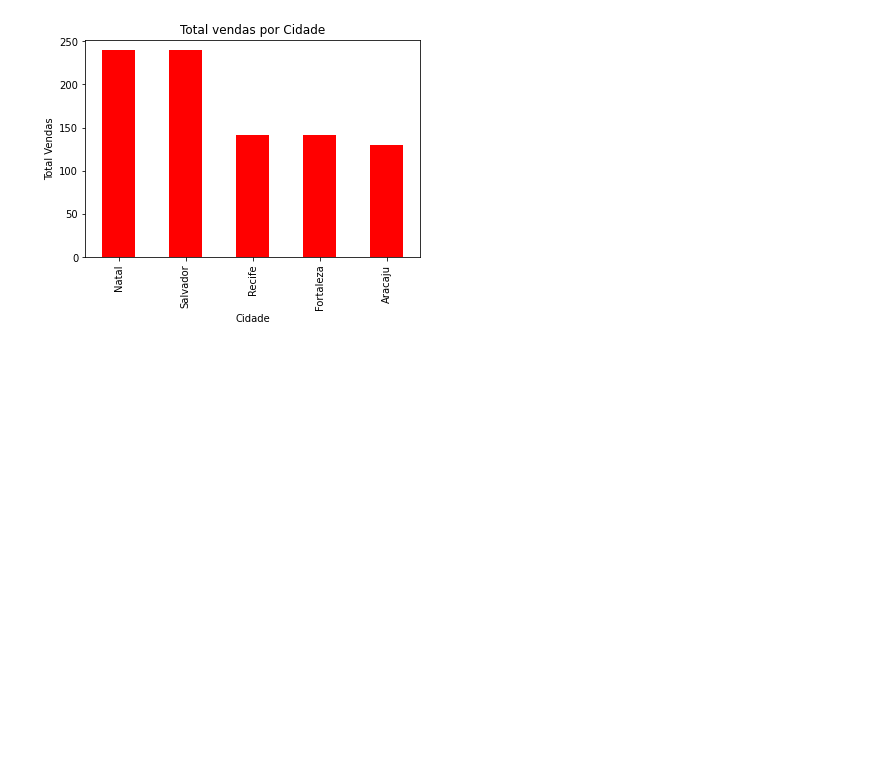
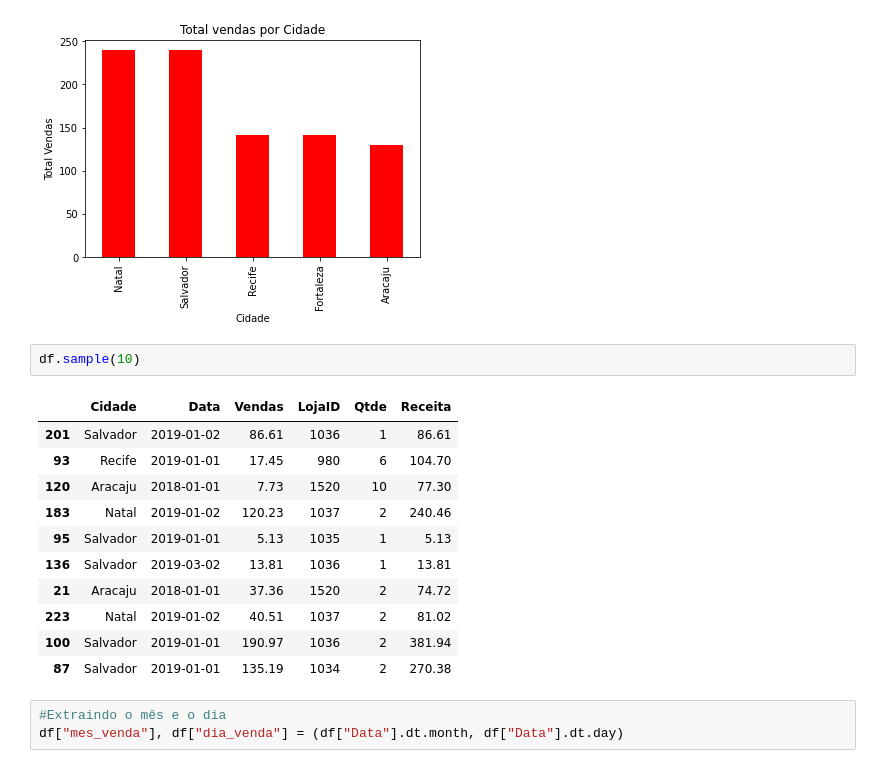
Before and after one commit to juhlianna/Analise-de-dados-com-Python-e-Pandas, a Jupyter notebook: Pandas_Visualização_de_gráficos.ipynb, the cells around one changed output. Saved outputs shown, nothing was run; the diff lists cells and outputs as text; blank space fills up the shorter version.

```diff
--- a/Pandas_Visualização_de_gráficos.ipynb
+++ b/Pandas_Visualização_de_gráficos.ipynb
@@ -111,3 +111,20 @@ plt.xlabel("Cidade")
 plt.ylabel("Total Vendas");
 # %% [output]
 [figure]
+# %%
+df.sample(10)
+# %% [output]
+|  | Cidade | Data | Vendas | LojaID | Qtde | Receita |
+| 201 | Salvador | 2019-01-02 | 86.61 | 1036 | 1 | 86.61 |
+| 93 | Recife | 2019-01-01 | 17.45 | 980 | 6 | 104.70 |
+| 120 | Aracaju | 2018-01-01 | 7.73 | 1520 | 10 | 77.30 |
+| 183 | Natal | 2019-01-02 | 120.23 | 1037 | 2 | 240.46 |
+| 95 | Salvador | 2019-01-01 | 5.13 | 1035 | 1 | 5.13 |
+| 136 | Salvador | 2019-03-02 | 13.81 | 1036 | 1 | 13.81 |
+| 21 | Aracaju | 2018-01-01 | 37.36 | 1520 | 2 | 74.72 |
+| 223 | Natal | 2019-01-02 | 40.51 | 1037 | 2 | 81.02 |
+| 100 | Salvador | 2019-01-01 | 190.97 | 1036 | 2 | 381.94 |
+| 87 | Salvador | 2019-01-01 | 135.19 | 1034 | 2 | 270.38 |
+# %%
+#Extraindo o mês e o dia
+df["mes_venda"], df["dia_venda"] = (df["Data"].dt.month, df["Data"].dt.day)
```
Also changed, not shown: parts of 5 cells of this notebook.
